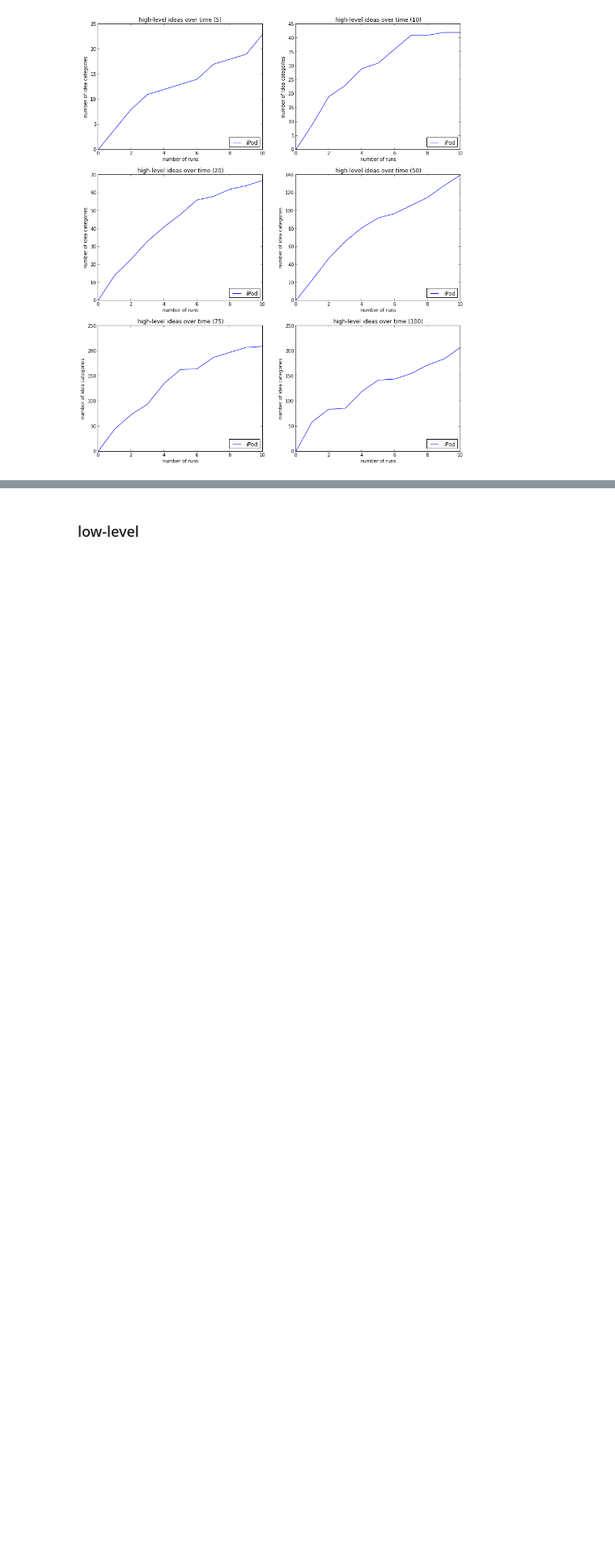
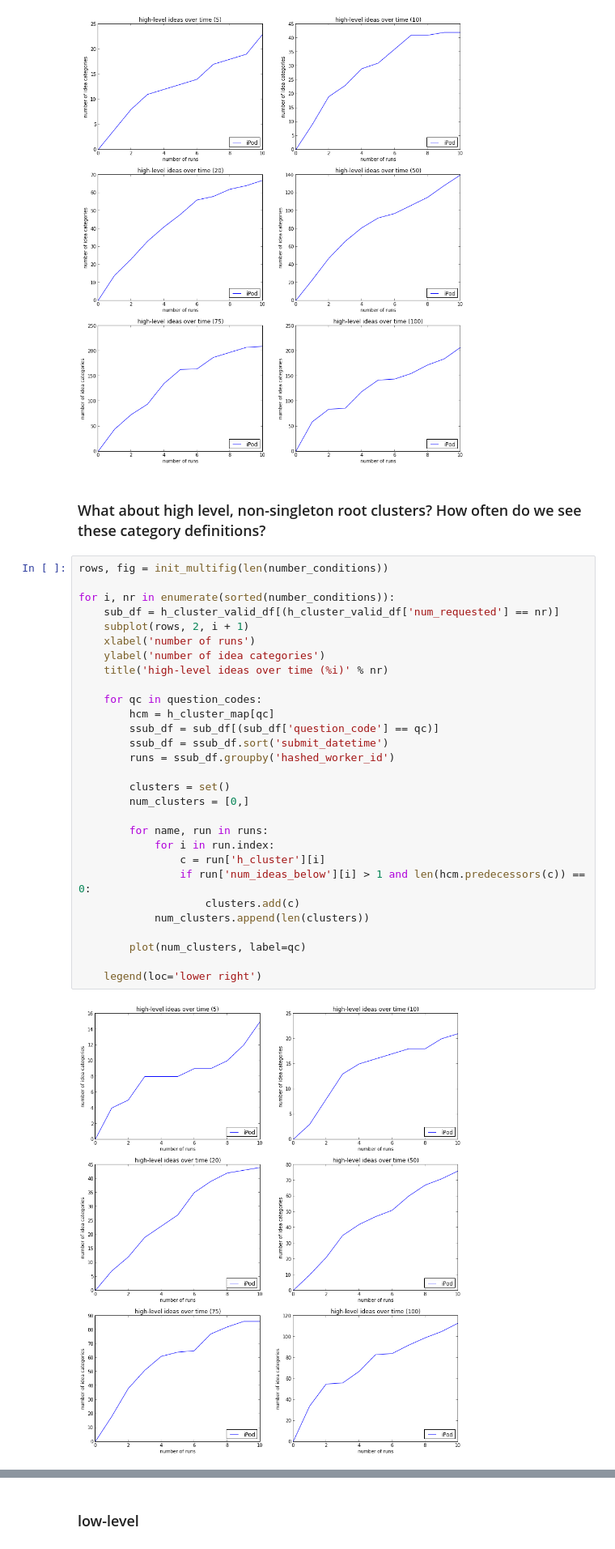
Before and after one commit to filkry/crowbrain, a Jupyter notebook: exps/post_pilot16_stats.ipynb, the cells around one changed output, grey strips where cells are left out. Shown at 81% size. Saved outputs shown, nothing was run; the diff lists cells and outputs as text; blank space fills up the shorter version.

```diff
--- a/exps/post_pilot16_stats.ipynb
+++ b/exps/post_pilot16_stats.ipynb
@@ -1195,3 +1216,36 @@ for i, nr in enumerate(sorted(number_conditions)):
     legend(loc='lower right')
 # %% [output]
 [figure]
+# %% [markdown]
+### What about high level, non-singleton root clusters? How often do we see these category definitions?
+# %%
+rows, fig = init_multifig(len(number_conditions))
+
+for i, nr in enumerate(sorted(number_conditions)):
+    sub_df = h_cluster_valid_df[(h_cluster_valid_df['num_requested'] == nr)]
+    subplot(rows, 2, i + 1)
+    xlabel('number of runs')
+    ylabel('number of idea categories')
+    title('high-level ideas over time (%i)' % nr)
+
+    for qc in question_codes:
+        hcm = h_cluster_map[qc]
+        ssub_df = sub_df[(sub_df['question_code'] == qc)]
+        ssub_df = ssub_df.sort('submit_datetime')
+        runs = ssub_df.groupby('hashed_worker_id')
+
+        clusters = set()
+        num_clusters = [0,]
+
+        for name, run in runs:
+            for i in run.index:
+                c = run['h_cluster'][i]
+                if run['num_ideas_below'][i] > 1 and len(hcm.predecessors(c)) == 0:
+                    clusters.add(c)
+            num_clusters.append(len(clusters))
+
+        plot(num_clusters, label=qc)
+
+    legend(loc='lower right')
+# %% [output]
+[figure, added]
```
Also changed, not shown: parts of 18 cells of this notebook.
